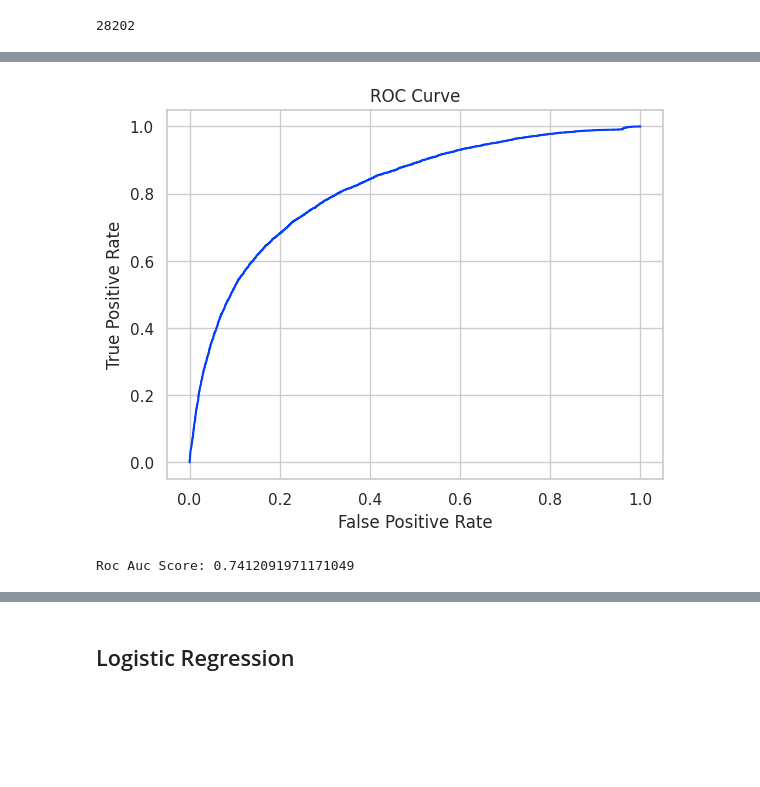
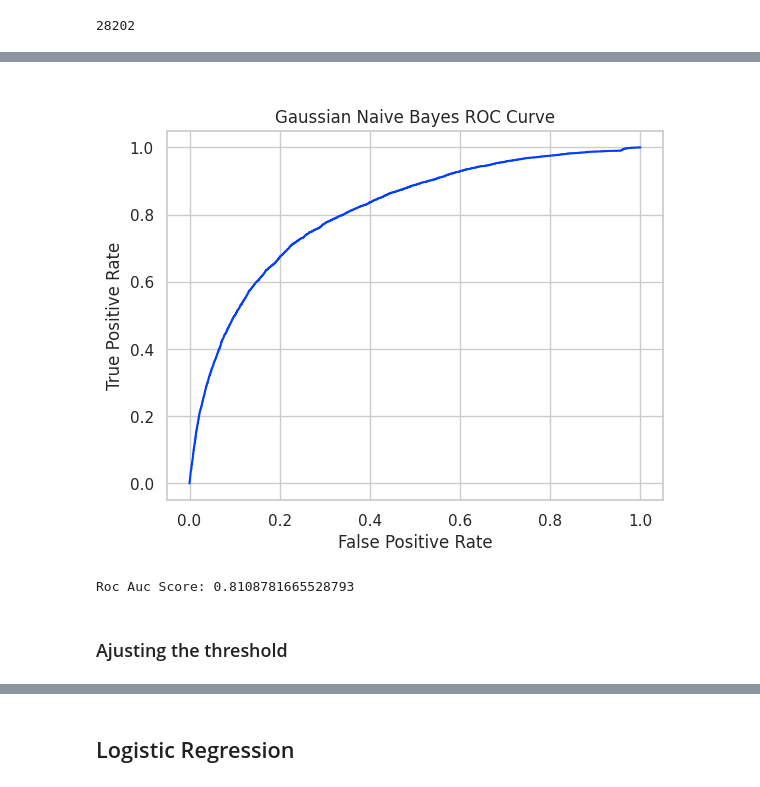
Before and after one commit to karzuan/classification_weather_australia, a Jupyter notebook: 3. modeling.ipynb, the cells around one changed output, grey strips where cells are left out. Cells and saved outputs as stored; diff of their text form; code cells hidden in the pictures; blank space fills up the shorter version.

Commit message:
refactoring of evaluation metrics, worked on KNN model.

```diff
--- a/3. modeling.ipynb
+++ b/3. modeling.ipynb
@@ -177,3 +182,16 @@ X_train, X_test, y_train, y_test = train_test_split(X, y, test_size=0.2, random_
+# %%
+def show_roc_curve(y_test, y_pred_proba, model_name):
+    # ROC curve
+    fprs, tprs, thresholds = roc_curve(y_test, y_pred_proba)
+    #roc_auc = auc(fprs, tprs)
+    plt.plot(fprs, tprs)
+    plt.xlabel('False Positive Rate')
+    plt.ylabel('True Positive Rate')
+    plt.title(f"\n{model_name} ROC Curve")
+    plt.show()
+
+    # Roc Auc Score
+    print(f"\nRoc Auc Score: {roc_auc_score(y_test, y_pred_proba)}")
 # %% [markdown]
 # Modeling
 # %% [markdown]
@@ -189,0 +228,2 @@ X.head()
+# %%
+X_train['RainToday_encoded'].fillna(0.0, inplace=True)
@@ -279,12 +279,7 @@ fprs, tprs, thresholds = roc_curve(y_test, y_pred_proba)
-# %%
-plt.plot(fprs, tprs)
-plt.xlabel('False Positive Rate')
-plt.ylabel('True Positive Rate')
-plt.title('ROC Curve')
-plt.show()
-# %% [output]
-[figure, removed]
-# %%
-print(f"Roc Auc Score: {roc_auc_score(y_test, y_pred)}")
-# %% [output]
-Roc Auc Score: 0.7412091971171049
+# %%
+show_roc_curve(y_test, y_pred_proba, 'Gaussian Naive Bayes')
+# %% [output]
+[figure, added]
+Roc Auc Score: 0.8108781665528793
+# %% [markdown]
+### Ajusting the threshold
```
Also changed, not shown: parts of 77 cells of this notebook, 2 other files.
